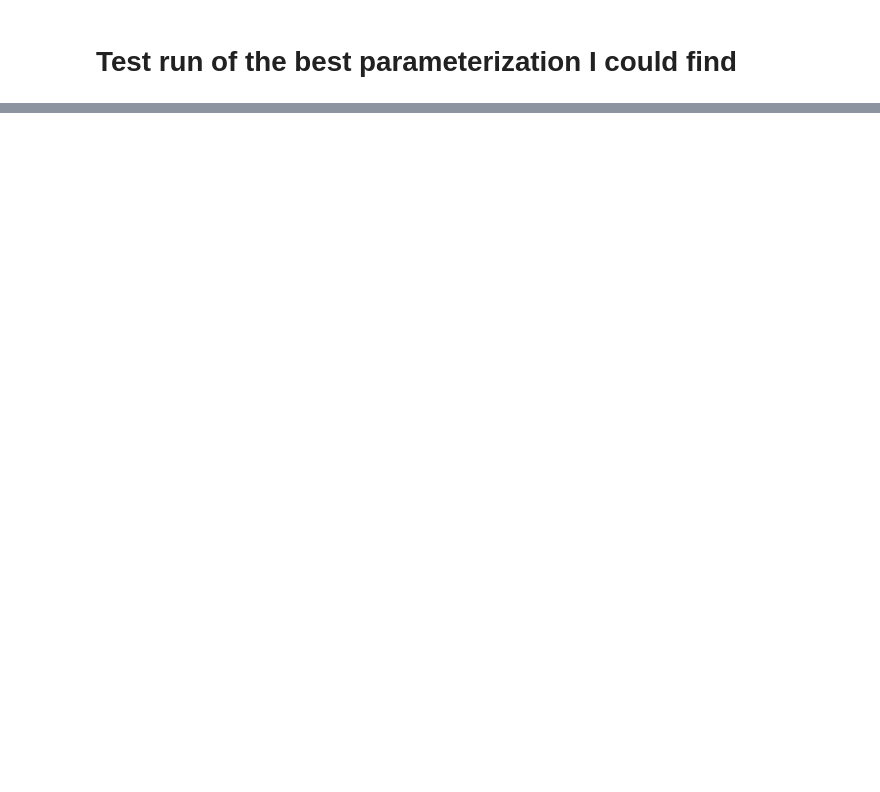
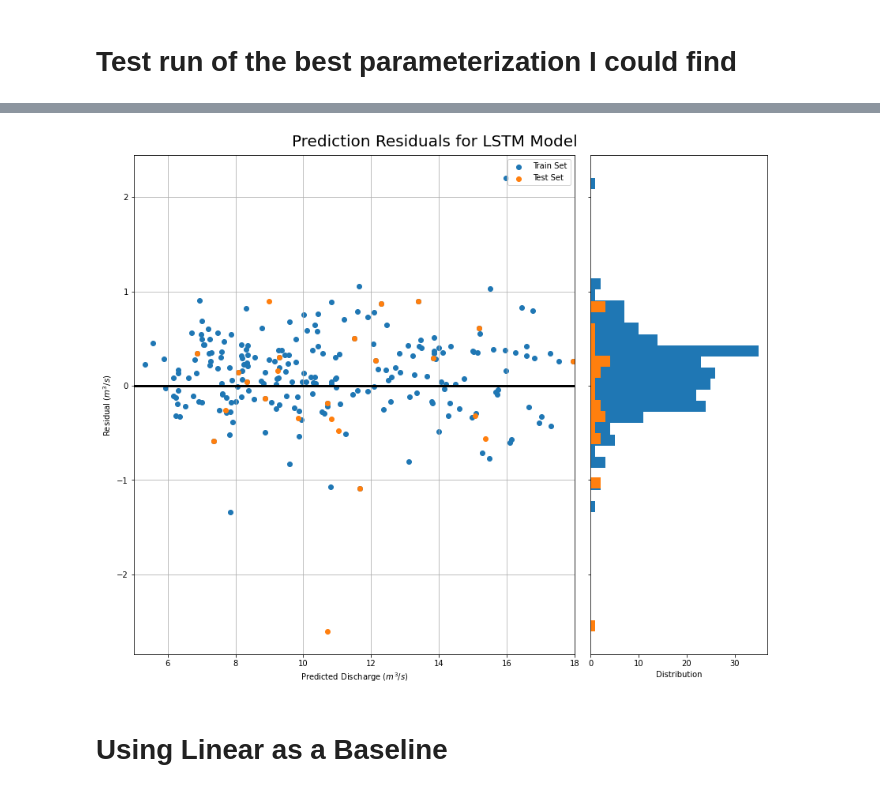
Before and after one commit to epic-research-group/das-to-discharge, a Jupyter notebook: window_size_comparisons.ipynb, the cells around one changed output, grey strips where cells are left out. Saved outputs shown, nothing was run; the diff lists cells and outputs as text; code cells hidden in the pictures; blank space fills up the shorter version.

```diff
--- a/window_size_comparisons.ipynb
+++ b/window_size_comparisons.ipynb
@@ -626,0 +1346,2 @@ plt.show()
+# %%
+predictions_train = lstm_model.predict(multi_step_window_shuffled.train).squeeze()
@@ -626,0 +1354,15 @@ plt.show()
+# %%
+true_dis_train = []
+
+for i in multi_step_window_shuffled.train.as_numpy_iterator():
+    true_dis_train.append(i[1])
+
+true_dis_train = np.asarray(true_dis_train).squeeze()
+
+true_dis_train = (true_dis_train*multi_step_window_shuffled.dis_std)+multi_step_window_shuffled.dis_mean
+
+true_dis_train = true_dis_train.reshape(true_dis_train.shape[0]*true_dis_train.shape[1])
+# %%
+residual_train = pred_train_dis - true_dis_train
+
+residual_train
@@ -626,0 +1387,29 @@ plt.show()
+# %%
+import matplotlib.pyplot as plt
+
+fig, (ax0, ax1) = plt.subplots(1,2, figsize=(12,10), gridspec_kw={'width_ratios': [5, 2]}, sharey = True)
+fig.patch.set_facecolor('white')
+
+ax0.plot([5,18],[0,0], color='black', linewidth=3) #0 residual line
+
+ax0.scatter(pred_train_dis, residual_train, label = 'Train Set')
+ax0.scatter(pred_test_dis, residual_test, label = 'Test Set')
+
+ax0.set_ylabel('Residual $(m^3/s)$')
+ax0.set_xlabel('Predicted Discharge $(m^3/s)$')
+ax0.set_xlim([5,18])
+ax0.grid()
+ax0.legend()
+
+ax1.hist(residual_train, label = 'Train Set', bins=30,orientation = 'horizontal')
+ax1.hist(residual_test, label = 'Test Set', bins=30,orientation = 'horizontal')
+ax1.set_xlabel('Distribution')
+
+fig.suptitle('Prediction Residuals for LSTM Model', fontsize = 20)
+
+plt.tight_layout()
+plt.show()
+# %% [output]
+[figure, added]
+# %% [markdown]
+# Using Linear as a Baseline
```
Also changed, not shown: parts of 117 cells of this notebook.
